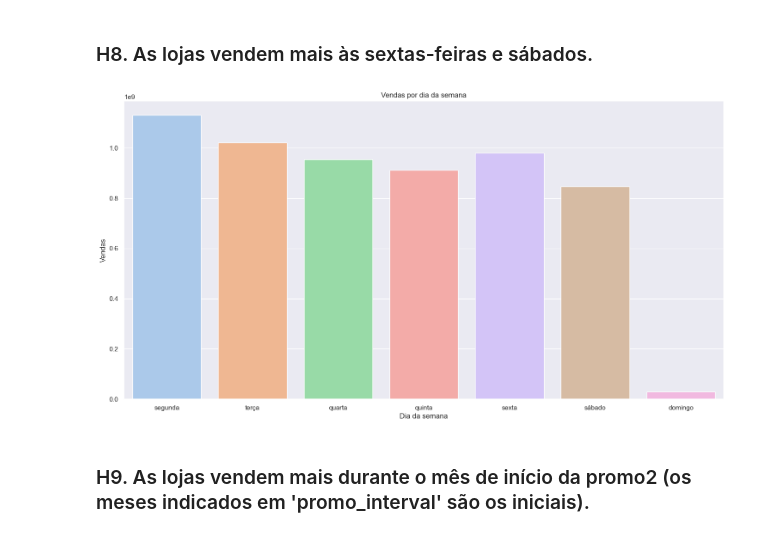
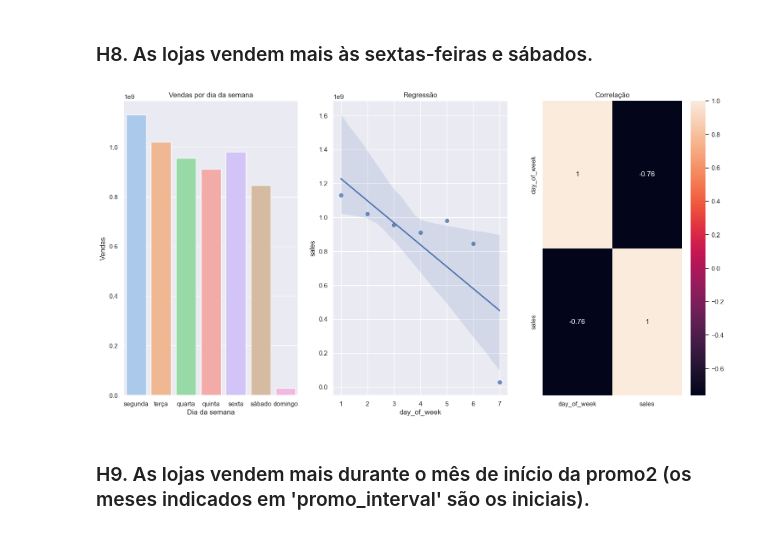
Before and after one commit to FelipeCaetanoDS/rossmann, a Jupyter notebook: rossmann_predict_project.ipynb, the cells around one changed output. Saved outputs shown, nothing was run; the diff lists cells and outputs as text; code cells hidden in the pictures.

```diff
--- a/rossmann_predict_project.ipynb
+++ b/rossmann_predict_project.ipynb
@@ -486,16 +519,23 @@ sns.barplot(data=h7, x='assortment', y='avg_ticket', palette='pastel').set(title
 # %% [markdown]
 ### H8. As lojas vendem mais às sextas-feiras e sábados.
 # %%
+plt.subplot(1, 3, 1)
 h8 = data3[['sales', 'day_of_week']].groupby('day_of_week').sum().reset_index()
-
 day_dict = {1:'segunda', 2:'terça', 3:'quarta', 4:'quinta', 5:'sexta', 6:'sábado', 7:'domingo'}
 h8['day_of_week'] = h8['day_of_week'].map(day_dict)
-
 sns.barplot(data=h8, x='day_of_week', y='sales', palette='pastel').set(title='Vendas por dia da semana',
                                                      ylabel='Vendas',
                                                      xlabel='Dia da semana');
+
+plt.subplot(1, 3, 2)
+day_dict = {'segunda': 1, 'terça': 2, 'quarta': 3, 'quinta': 4, 'sexta': 5, 'sábado': 6, 'domingo': 7}
+h8['day_of_week'] = h8['day_of_week'].map(day_dict)
+sns.regplot(data=h8, x='day_of_week', y='sales').set(title='Regressão');
+
+plt.subplot(1, 3, 3)
+sns.heatmap(h8.corr(method='pearson'), annot=True).set(title='Correlação');
 # %% [output]
-[figure, old version]
+[figure, new version]
 # %% [markdown]
 ### H9. As lojas vendem mais durante o mês de início da promo2 (os meses indicados em 'promo_interval' são os iniciais).
 # %%
```
Also changed, not shown: parts of 30 cells of this notebook.
